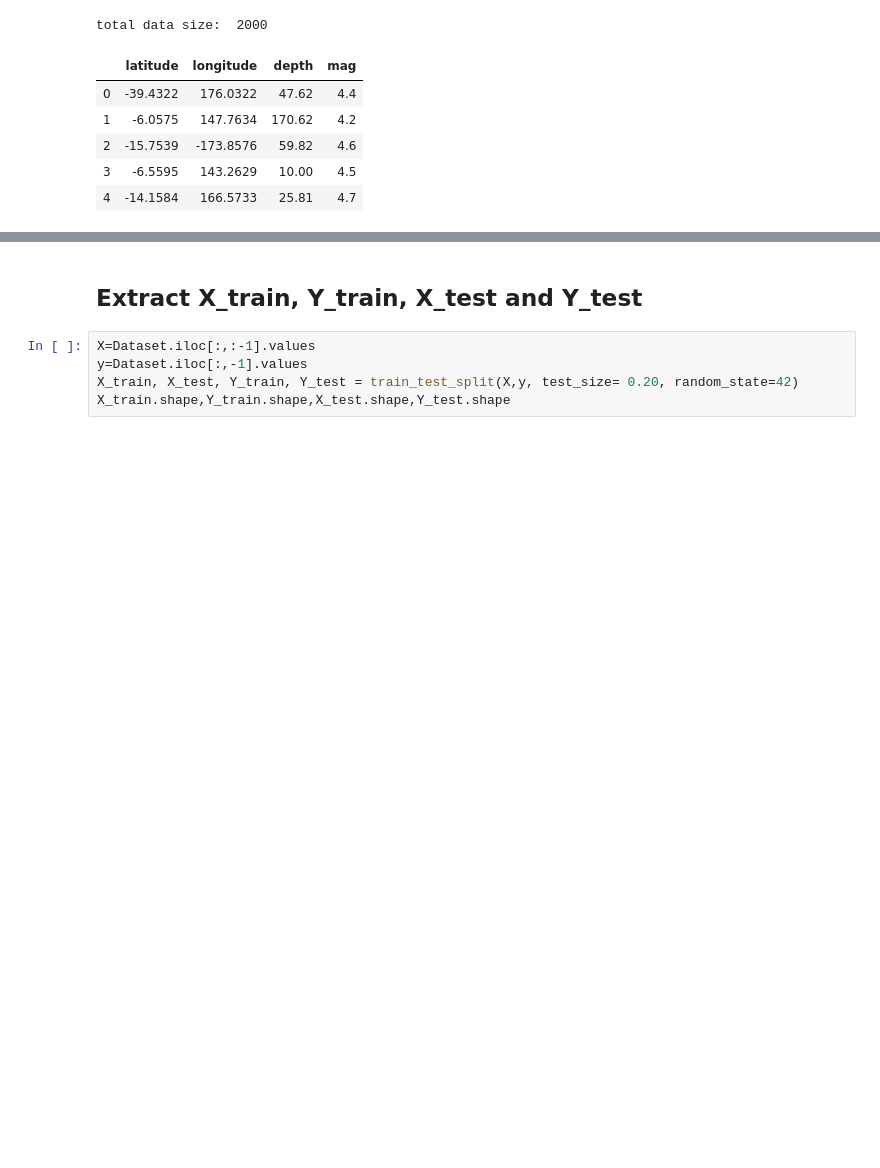
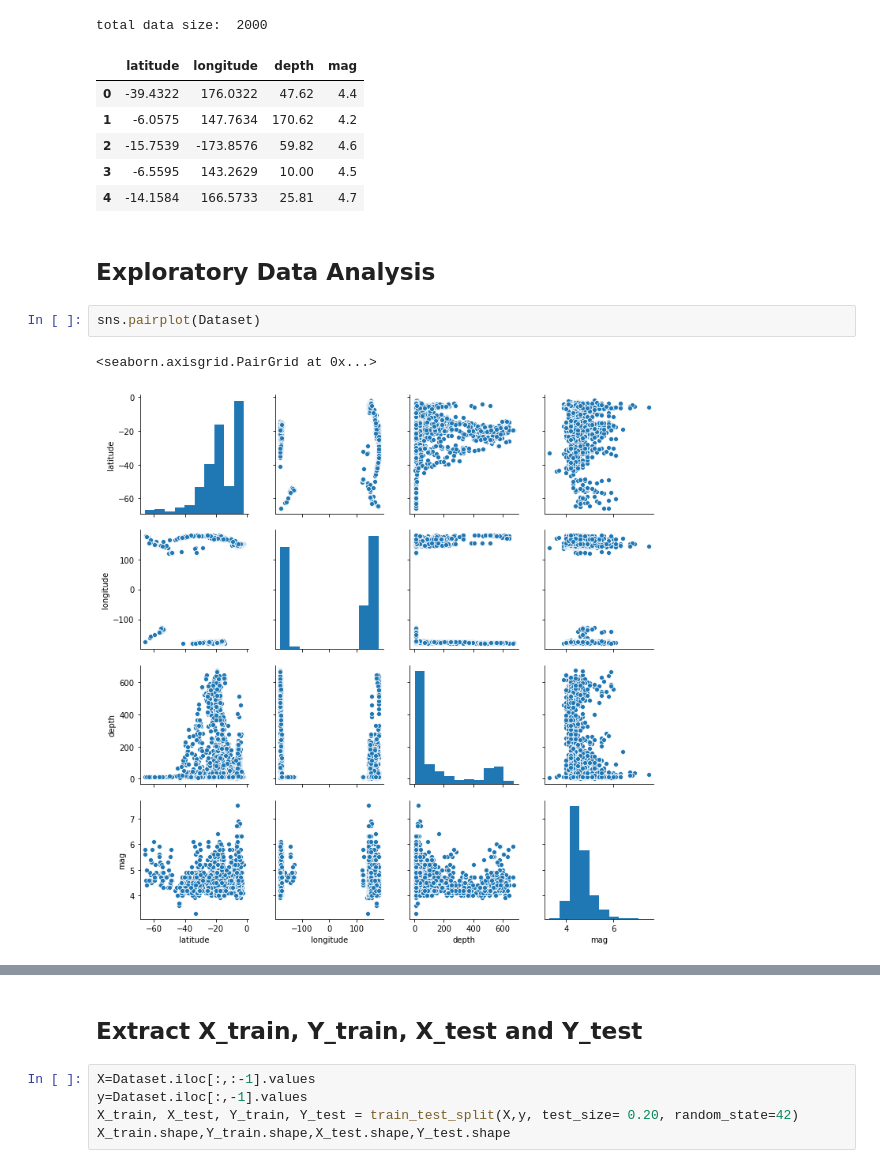
Before and after one commit to Akash-Gupta-2000/Earthquake-Magnitude-Prediction-using-ML-and-DL-models, a Jupyter notebook: main.ipynb, the cells around one changed output, grey strips where cells are left out. Drawn from its saved outputs; the diff is of its cells as text; blank space fills up the shorter version.

```diff
--- a/main.ipynb
+++ b/main.ipynb
@@ -25,3 +26,10 @@ total data size:  2000
 | 2 | -15.7539 | -173.8576 | 59.82 | 4.6 |
 | 3 | -6.5595 | 143.2629 | 10.00 | 4.5 |
 | 4 | -14.1584 | 166.5733 | 25.81 | 4.7 |
+# %% [markdown]
+## Exploratory Data Analysis
+# %%
+sns.pairplot(Dataset)
+# %% [output]
+<seaborn.axisgrid.PairGrid at 0x...>
+[figure, added]
```
Also changed, not shown: parts of 3 cells of this notebook, 2 other files.
